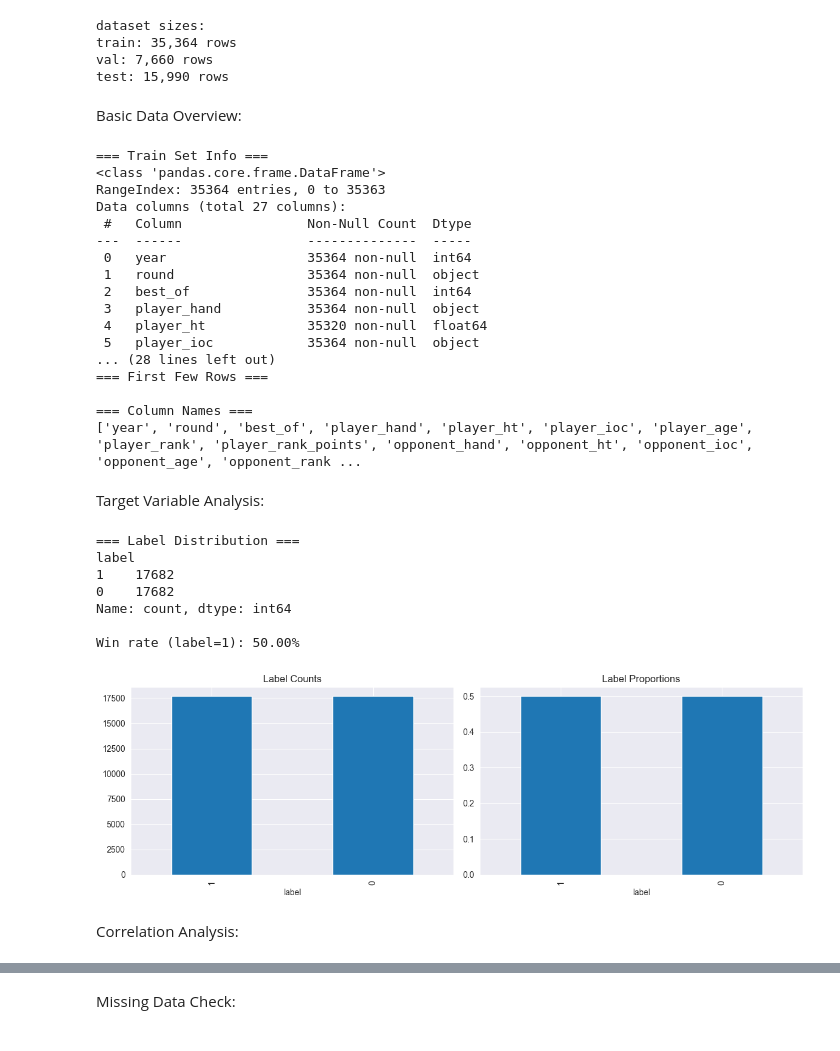
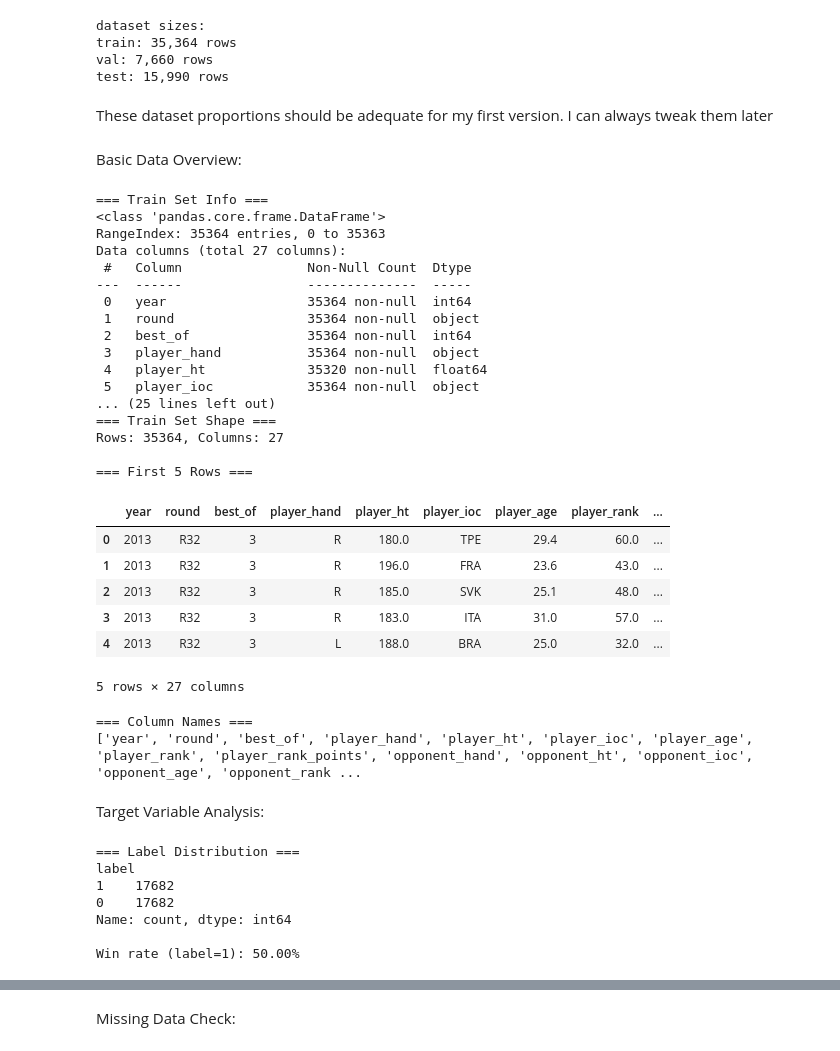
Before and after one commit to thisisunkno3n/tennis-ml-predictions, a Jupyter notebook: notebooks/01_eda.ipynb, the cells around one changed output, grey strips where cells are left out. Cells and saved outputs as stored; diff of their text form; code cells hidden in the pictures.

```diff
--- a/notebooks/01_eda.ipynb
+++ b/notebooks/01_eda.ipynb
@@ -29,47 +30,52 @@ dataset sizes:
 train: 35,364 rows
 val: 7,660 rows
 test: 15,990 rows
+# %% [markdown]
+These dataset proportions should be adequate for my first version. I can always tweak them later
 # %% [markdown]
 Basic Data Overview:
 # %%
 print("\n=== Train Set Info ===")
 print(train.info())
 print("\n=== Train Set Shape ===")
 print(f"Rows: {train.shape[0]}, Columns: {train.shape[1]}")
-print("\n=== First Few Rows ===")
-train.head()
+print("\n=== First 5 Rows ===")
+display(train.head())
 print("\n=== Column Names ===")
 print(train.columns.tolist())
 # %% [output]
 === Train Set Info ===
 <class 'pandas.core.frame.DataFrame'>
 RangeIndex: 35364 entries, 0 to 35363
 Data columns (total 27 columns):
  #   Column                Non-Null Count  Dtype
 ---  ------                --------------  -----
  0   year                  35364 non-null  int64
  1   round                 35364 non-null  object
  2   best_of               35364 non-null  int64
  3   player_hand           35364 non-null  object
  4   player_ht             35320 non-null  float64
  5   player_ioc            35364 non-null  object
-... (28 lines left out)
-=== First Few Rows ===
+... (25 lines left out)
+=== Train Set Shape ===
+Rows: 35364, Columns: 27
 
-=== Column Names ===
-['year', 'round', 'best_of', 'player_hand', 'player_ht', 'player_ioc', 'player_age', 'player_rank', 'player_rank_points', 'opponent_hand', 'opponent_ht', 'opponent_ioc', 'opponent_age', 'opponent_rank ...
+=== First 5 Rows ===
+|  | year | round | best_of | player_hand | player_ht | player_ioc | player_age | player_rank | ... |
+| 0 | 2013 | R32 | 3 | R | 180.0 | TPE | 29.4 | 60.0 | ... |
+| 1 | 2013 | R32 | 3 | R | 196.0 | FRA | 23.6 | 43.0 | ... |
+| 2 | 2013 | R32 | 3 | R | 185.0 | SVK | 25.1 | 48.0 | ... |
+| 3 | 2013 | R32 | 3 | R | 183.0 | ITA | 31.0 | 57.0 | ... |
+| 4 | 2013 | R32 | 3 | L | 188.0 | BRA | 25.0 | 32.0 | ... |
+5 rows × 27 columns
+=== Column Names ===
+['year', 'round', 'best_of', 'player_hand', 'player_ht', 'player_ioc', 'player_age', 'player_rank', 'player_rank_points', 'opponent_hand', 'opponent_ht', 'opponent_ioc', 'opponent_age', 'opponent_rank ...
 # %% [markdown]
 Target Variable Analysis:
 # %%
 print("\n=== Label Distribution ===")
 print(train['label'].value_counts())
 print(f"\nWin rate (label=1): {train['label'].mean():.2%}")
-
-fig, axes = plt.subplots(1, 2, figsize=(12, 4))
-train['label'].value_counts().plot(kind='bar', ax=axes[0], title='Label Counts')
-train['label'].value_counts(normalize=True).plot(kind='bar', ax=axes[1], title='Label Proportions')
-plt.tight_layout()
-plt.show()
 # %% [output]
 === Label Distribution ===
 label
@@ -78,6 +84,3 @@ label
 Name: count, dtype: int64
 
 Win rate (label=1): 50.00%
-[figure, removed]
-# %% [markdown]
-Correlation Analysis:
```
Also changed, not shown: parts of 10 cells of this notebook, 7 other files.
